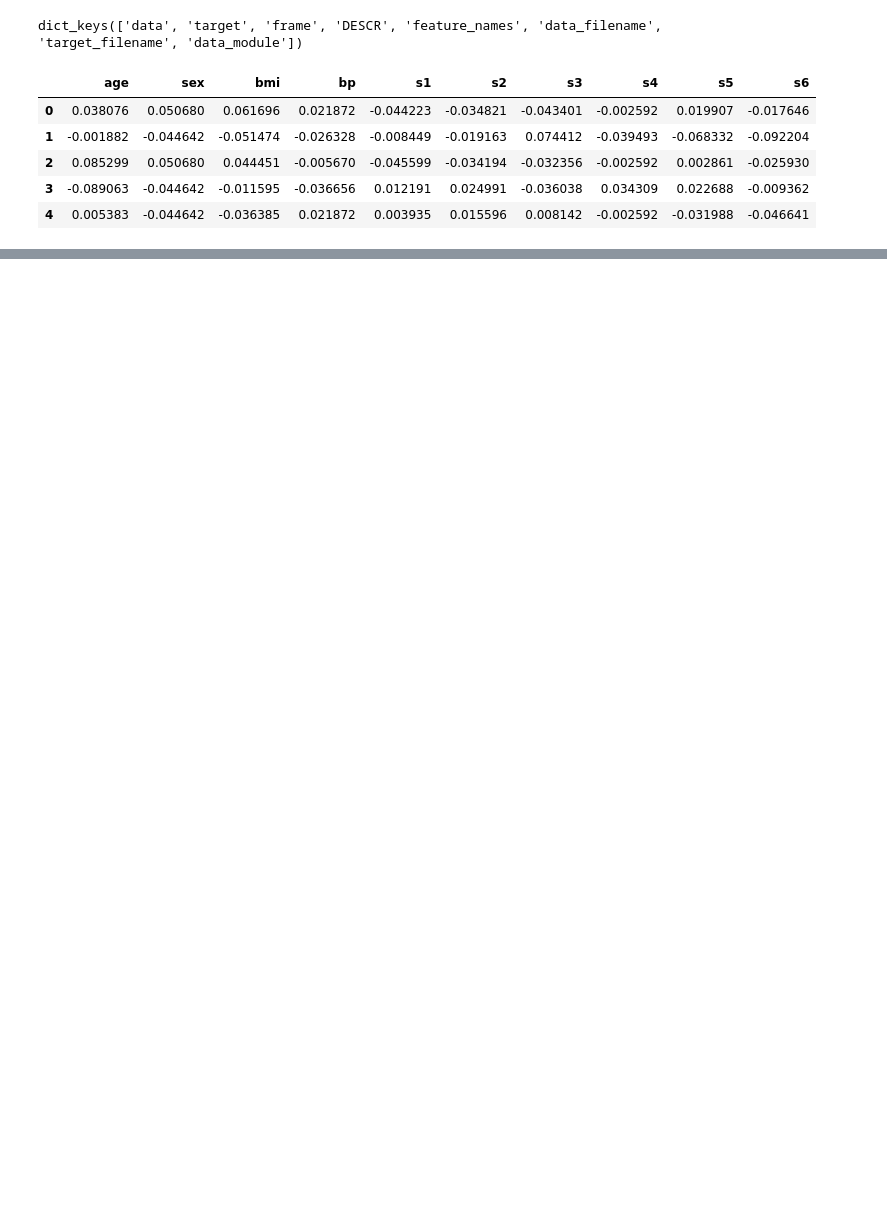
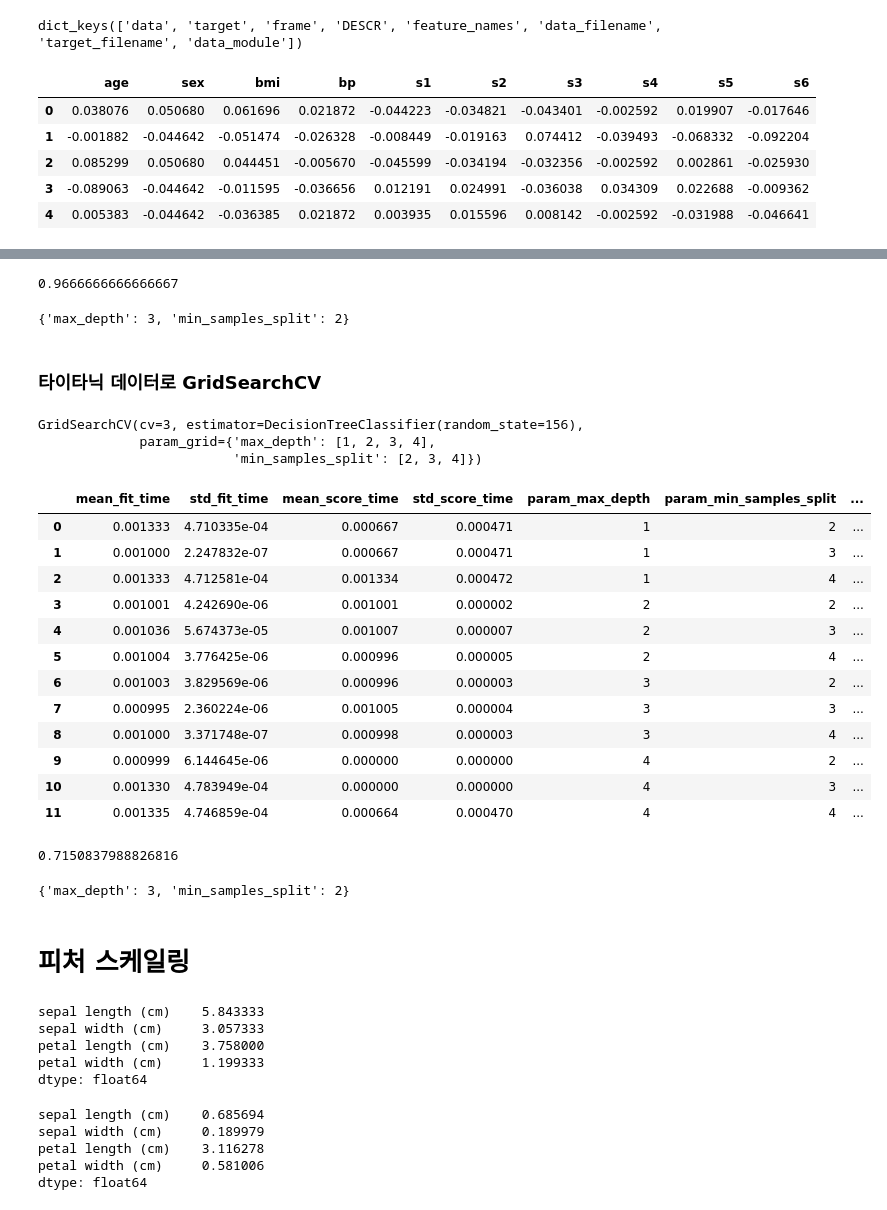
Before and after one commit to jiyoung1634/hipython_rep, a Jupyter notebook: 31_사이킷런탐색.ipynb, the cells around one changed output, grey strips where cells are left out. Drawn from its saved outputs; the diff is of its cells as text; code cells hidden in the pictures; blank space fills up the shorter version.

```diff
--- a/31_사이킷런탐색.ipynb
+++ b/31_사이킷런탐색.ipynb
@@ -17,0 +162,3 @@ df.head()
+# %%
+dt_titanic1 = dt_titanic.copy()
+dt_titanic1['Age'] = dt_titanic['Age'].fillna(dt_titanic['Age'].mean())
@@ -17,0 +346,76 @@ df.head()
+# %%
+b_model = grid_dtree.best_estimator_
+pred = b_model.predict(x_test)
+accuracy_score(y_test, pred)
+# %% [output]
+0.9666666666666667
+# %%
+grid_dtree.best_params_
+# %% [output]
+{'max_depth': 3, 'min_samples_split': 2}
+# %% [markdown]
+### 타이타닉 데이터로 GridSearchCV
+# %%
+x = dt_titanic1[['Pclass', 'Age', 'SibSp']]
+y = dt_titanic1['Survived']
+# %%
+x_train, x_test, y_train, y_test = train_test_split(x, y,
+                                                    test_size=0.2,
+                                                    random_state=156)
+# %%
+from sklearn.model_selection import GridSearchCV
+dt_clf_t = DecisionTreeClassifier(random_state=156)
+params = {'max_depth':[1,2,3,4], 'min_samples_split':[2,3,4]}
+grid_dtree_t = GridSearchCV(dt_clf_t, param_grid=params, cv=3, refit=True)
+grid_dtree_t.fit(x_train, y_train)
+# %% [output]
+GridSearchCV(cv=3, estimator=DecisionTreeClassifier(random_state=156),
+             param_grid={'max_depth': [1, 2, 3, 4],
+                         'min_samples_split': [2, 3, 4]})
+# %%
+pd.DataFrame(grid_dtree_t.cv_results_)
+# %% [output]
+|  | mean_fit_time | std_fit_time | mean_score_time | std_score_time | param_max_depth | param_min_samples_split | ... |
+| 0 | 0.001333 | 4.710335e-04 | 0.000667 | 0.000471 | 1 | 2 | ... |
+| 1 | 0.001000 | 2.247832e-07 | 0.000667 | 0.000471 | 1 | 3 | ... |
+| 2 | 0.001333 | 4.712581e-04 | 0.001334 | 0.000472 | 1 | 4 | ... |
+| 3 | 0.001001 | 4.242690e-06 | 0.001001 | 0.000002 | 2 | 2 | ... |
+| 4 | 0.001036 | 5.674373e-05 | 0.001007 | 0.000007 | 2 | 3 | ... |
+| 5 | 0.001004 | 3.776425e-06 | 0.000996 | 0.000005 | 2 | 4 | ... |
+| 6 | 0.001003 | 3.829569e-06 | 0.000996 | 0.000003 | 3 | 2 | ... |
+| 7 | 0.000995 | 2.360224e-06 | 0.001005 | 0.000004 | 3 | 3 | ... |
+| 8 | 0.001000 | 3.371748e-07 | 0.000998 | 0.000003 | 3 | 4 | ... |
+| 9 | 0.000999 | 6.144645e-06 | 0.000000 | 0.000000 | 4 | 2 | ... |
+| 10 | 0.001330 | 4.783949e-04 | 0.000000 | 0.000000 | 4 | 3 | ... |
+| 11 | 0.001335 | 4.746859e-04 | 0.000664 | 0.000470 | 4 | 4 | ... |
+# %%
+b_model = grid_dtree_t.best_estimator_
+pred = b_model.predict(x_test)
+accuracy_score(y_test, pred)
+# %% [output]
+0.7150837988826816
+# %%
+grid_dtree_t.best_params_
+# %% [output]
+{'max_depth': 3, 'min_samples_split': 2}
+# %% [markdown]
+# 피처 스케일링
+# %%
+from sklearn.datasets import load_iris
+iris = load_iris()
+iris_df = pd.DataFrame(data=iris.data, columns=iris.feature_names)
+iris_df.mean()
+# %% [output]
+sepal length (cm)    5.843333
+sepal width (cm)     3.057333
+petal length (cm)    3.758000
+petal width (cm)     1.199333
+dtype: float64
+# %%
+iris_df.var()
+# %% [output]
+sepal length (cm)    0.685694
+sepal width (cm)     0.189979
+petal length (cm)    3.116278
+petal width (cm)     0.581006
+dtype: float64
```
Also changed, not shown: parts of 52 cells of this notebook, 1 other file.
